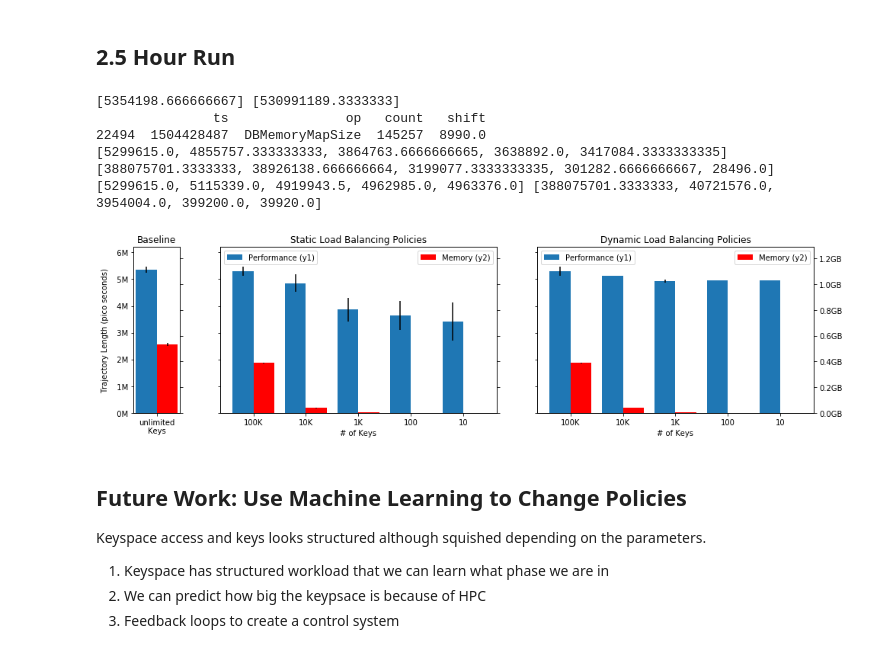
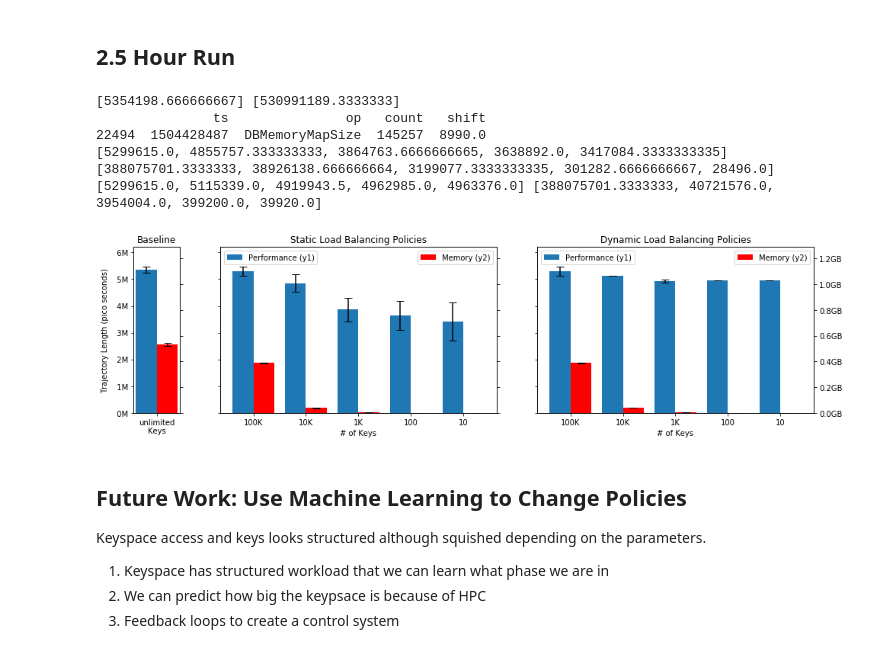
Before and after one commit to michaelsevilla/parsplice-popper, a Jupyter notebook: viz/viz-paper.ipynb, the cells around one changed output. Drawn from its saved outputs; the diff is of its cells as text; code cells hidden in the pictures.

```diff
--- a/viz/viz-paper.ipynb
+++ b/viz/viz-paper.ipynb
@@ -319,6 +331,12 @@ NameError: name 'plot_times' is not defined
 # %% [markdown]
 ## 2.5 Hour Run
 # %%
+distance = [1,3,7,9]
+energy = [10,20,30,40]
+sigma = [1,3,2,5]
+
+
+
 def get_max_op(op, results, rank="1"):
     fname = ""
     untar(results + "/out/perf.tar.gz")
@@ -371,7 +389,7 @@ for runs in [(d+"nano-sepminima/scale-reproducibility/scale-cachelimit-8n-unlimi
 
 ax = plt.subplot(gs[0])
 ax.set_title("Baseline")
-ax.bar(np.arange(len(trajs)) - 0.2, trajs, yerr=terror, width=0.4, label="Perf (y1)")
+ax.bar(np.arange(len(trajs)) - 0.2, trajs, yerr=terror, capsize=5, width=0.4, label="Perf (y1)")
 ax.set_xticks(range(0, len(trajs)))
 ax.set_xticklabels(label)
 ax.set_ylabel("Trajectory Length (pico seconds)")
@@ -379,7 +397,7 @@ ax.set_ylabel("Trajectory Length (pico seconds)")
 ax.set_ylim(0, 6.2*1000*1000)
 ax.set_yticklabels(['{:3.0f}M'.format(yval/(1000*1000)) for yval in ax.get_yticks()])
 ax2 = ax.twinx()
-ax2.bar(np.arange(len(memory)) + 0.2, memory, yerr=merror, width=0.4, color='r', label="Memory (y2)")
+ax2.bar(np.arange(len(memory)) + 0.2, memory, yerr=merror, capsize=5, width=0.4, color='r', label="Memory (y2)")
 ax2.set_xticks(range(0, len(memory)))
 #ax2.legend(loc='upper right')
 ax2.set_ylim(0, 1.2*1024*1024*1024)
@@ -425,7 +443,7 @@ for runs in [(d+"nano-sepminima/scale-reproducibility/scale-cachelimit-8n-100000
 
 ax = plt.subplot(gs[1])
 ax.set_title("Static Load Balancing Policies")
-ax.bar(np.arange(len(trajs)) - 0.2, trajs, yerr=terror, width=0.4, label="Performance (y1)")
+ax.bar(np.arange(len(trajs)) - 0.2, trajs, yerr=terror, capsize=5, width=0.4, label="Performance (y1)")
 ax.set_xticks(range(0, len(trajs)))
 ax.set_xticklabels(label)
 ax.legend(loc='upper left')
@@ -433,7 +451,7 @@ ax.set_ylim(0, 6.2*1000*1000)
 #ax.set_yticklabels(['{:3.0f}M'.format(yval/(1000*1000)) for yval in ax.get_yticks()])
 ax.set_yticklabels("")
 ax2 = ax.twinx()
-ax2.bar(np.arange(len(memory)) + 0.2, memory, yerr=merror, width=0.4, color='r', label="Memory (y2)")
+ax2.bar(np.arange(len(memory)) + 0.2, memory, yerr=merror, capsize=5, width=0.4, color='r', label="Memory (y2)")
 ax2.set_xticks(range(0, len(memory)))
 ax2.legend(loc='upper right')
 ax2.set_ylim(0, 1.2*1024*1024*1024)
@@ -469,36 +487,37 @@ for runs in [(d+"nano-sepminima/scale-reproducibility/scale-cachelimit-8n-100000
     l = str(l)
     label.append(l)
     trajs.append(float(np.mean(t)))
     terror.append(float(np.std(t)))
     memory.append(float(np.mean(m)))
     merror.append(float(np.std(m)))
 
 ax = plt.subplot(gs[2])
 ax.set_title("Dynamic Load Balancing Policies")
-ax.bar(np.arange(len(trajs)) - 0.2, trajs, yerr=terror, width=0.4, label="Performance (y1)")
+ax.bar(np.arange(len(trajs)) - 0.2, trajs, yerr=terror, capsize=5, width=0.4, label="Performance (y1)")
 ax.set_xticks(range(0, len(trajs)))
 ax.set_xticklabels(label)
 #ax.set_ylabel("Trajectory Length (pico seconds)")
 ax.legend(loc='upper left')
 ax.set_ylim(0, 6.2*1000*1000)
 #ax.set_yticklabels(['{:3.0f}M'.format(yval/(1000*1000)) for yval in ax.get_yticks()])
 ax.set_yticklabels("")
 ax.set_xlabel("# of Keys")
 ax2 = ax.twinx()
-ax2.bar(np.arange(len(memory)) + 0.2, memory, yerr=merror, width=0.4, color='r', label="Memory (y2)")
+ax2.bar(np.arange(len(memory)) + 0.2, memory, yerr=merror, capsize=5, width=0.4, color='r', label="Memory (y2)")
 ax2.set_xticks(range(0, len(memory)))
 ax2.legend(loc='upper right')
 ax2.set_ylim(0, 1.2*1024*1024*1024)
 ax2.set_yticklabels(['{:3.1f}GB'.format(yval/(1000*1000*1000)) for yval in ax2.get_yticks()])
 print trajs, memory
+
 fig.savefig("../paper/figures/methodology-tradeoff.png", bbox_inches='tight', dpi=400)
 # %% [output]
 [5354198.666666667] [530991189.3333333]
                ts               op   count   shift
 22494  1504428487  DBMemoryMapSize  145257  8990.0
 [5299615.0, 4855757.333333333, 3864763.6666666665, 3638892.0, 3417084.3333333335] [388075701.3333333, 38926138.666666664, 3199077.3333333335, 301282.6666666667, 28496.0]
 [5299615.0, 5115339.0, 4919943.5, 4962985.0, 4963376.0] [388075701.3333333, 40721576.0, 3954004.0, 399200.0, 39920.0]
-[figure, old version]
+[figure, new version]
 # %% [markdown]
 ## Future Work: Use Machine Learning to Change Policies
 Keyspace access and keys looks structured although squished depending on the parameters.
```
Also changed, not shown: parts of 3 cells of this notebook, 7 other files.
